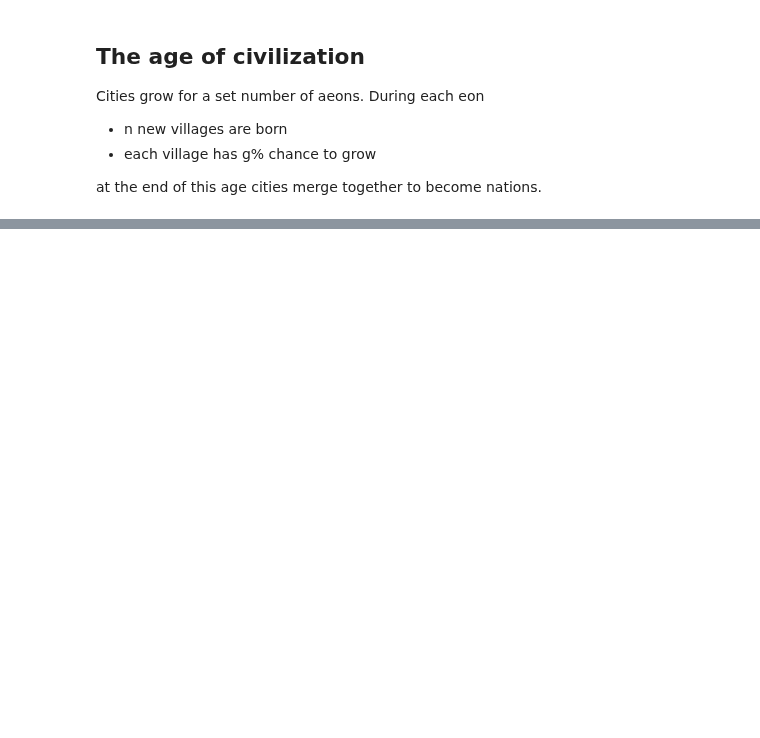
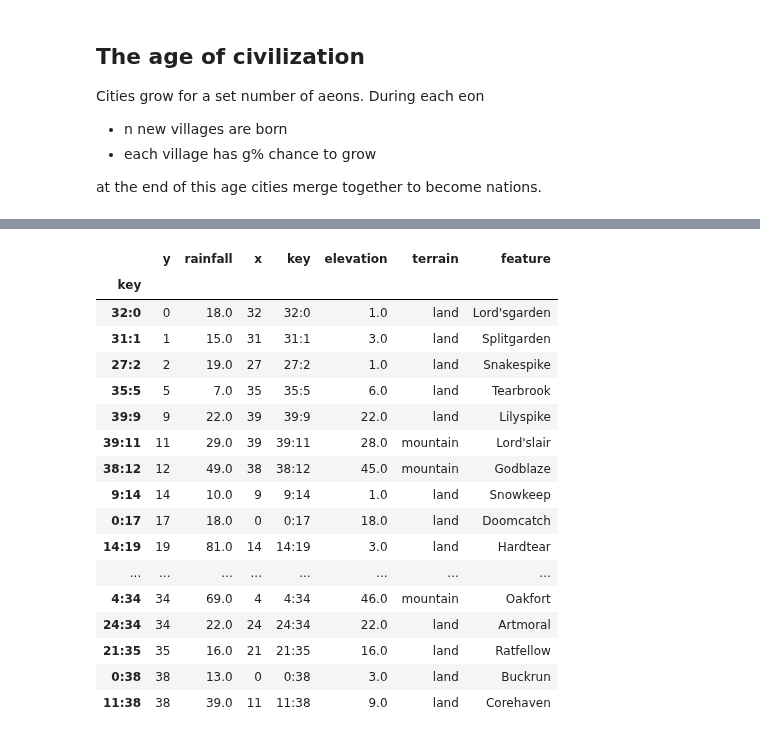
Before and after one commit to BillmanH/dsadventure, a Jupyter notebook: notebooks/2 Cities and Nations.ipynb, the cells around one changed output, grey strips where cells are left out. Drawn from its saved outputs; the diff is of its cells as text; code cells hidden in the pictures; blank space fills up the shorter version.

```diff
--- a/notebooks/2 Cities and Nations.ipynb
+++ b/notebooks/2 Cities and Nations.ipynb
@@ -72,3 +90,24 @@ draw.drawCities(df)
+# %%
+world.df_features[world.df_features['feature'].isna()==False]
+# %% [output]
+|  | y | rainfall | x | key | elevation | terrain | feature |
+| key |  |  |  |  |  |  |  |
+| 32:0 | 0 | 18.0 | 32 | 32:0 | 1.0 | land | Lord'sgarden |
+| 31:1 | 1 | 15.0 | 31 | 31:1 | 3.0 | land | Splitgarden |
+| 27:2 | 2 | 19.0 | 27 | 27:2 | 1.0 | land | Snakespike |
+| 35:5 | 5 | 7.0 | 35 | 35:5 | 6.0 | land | Tearbrook |
+| 39:9 | 9 | 22.0 | 39 | 39:9 | 22.0 | land | Lilyspike |
+| 39:11 | 11 | 29.0 | 39 | 39:11 | 28.0 | mountain | Lord'slair |
+| 38:12 | 12 | 49.0 | 38 | 38:12 | 45.0 | mountain | Godblaze |
+| 9:14 | 14 | 10.0 | 9 | 9:14 | 1.0 | land | Snowkeep |
+| 0:17 | 17 | 18.0 | 0 | 0:17 | 18.0 | land | Doomcatch |
+| 14:19 | 19 | 81.0 | 14 | 14:19 | 3.0 | land | Hardtear |
+| ... | ... | ... | ... | ... | ... | ... | ... |
+| 4:34 | 34 | 69.0 | 4 | 4:34 | 46.0 | mountain | Oakfort |
+| 24:34 | 34 | 22.0 | 24 | 24:34 | 22.0 | land | Artmoral |
+| 21:35 | 35 | 16.0 | 21 | 21:35 | 16.0 | land | Ratfellow |
+| 0:38 | 38 | 13.0 | 0 | 0:38 | 3.0 | land | Buckrun |
+| 11:38 | 38 | 39.0 | 11 | 11:38 | 9.0 | land | Corehaven |
 # %%
 cities = df[df['feature']=='city']
 k_means = KMeans(init='k-means++', n_clusters=landscape['n nations'], n_init=10)
```
Also changed, not shown: parts of 14 cells of this notebook, 5 other files.
